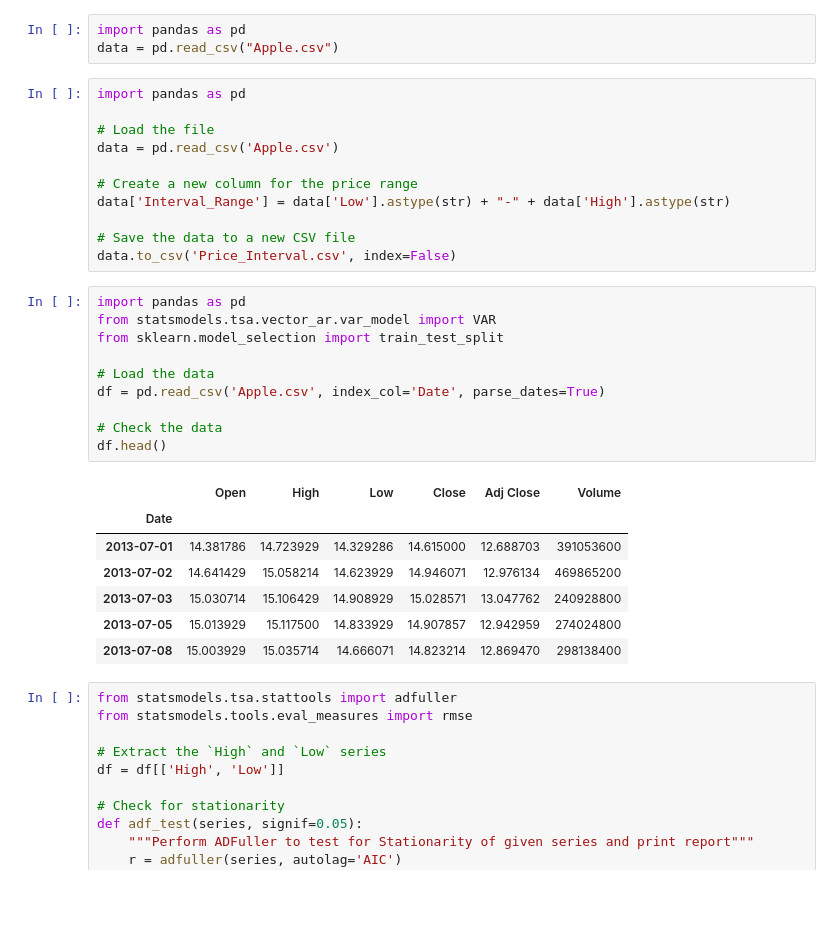
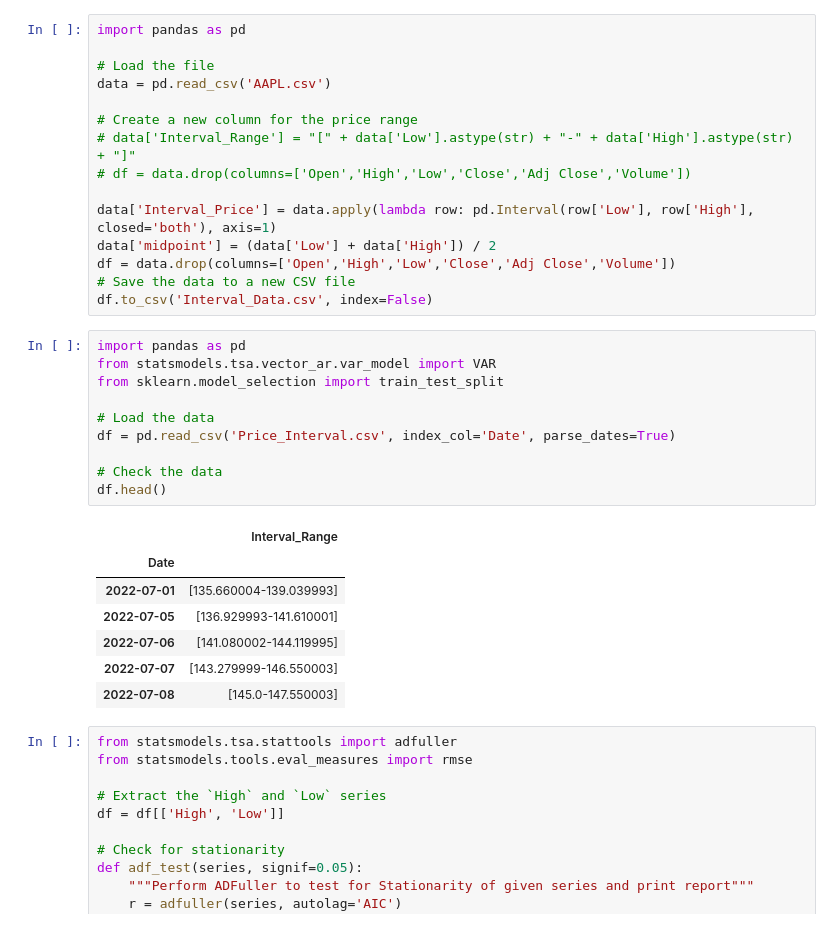
Before and after one commit to Jasper-Lizelin/FinalProject, a Jupyter notebook: data_processing.ipynb, the cells around one changed output. Cells and saved outputs as stored; diff of their text form; blank space fills up the shorter version.

```diff
--- a/data_processing.ipynb
+++ b/data_processing.ipynb
@@ -1,35 +1,36 @@
-# %%
-import pandas as pd
-data = pd.read_csv("Apple.csv")
 # %%
 import pandas as pd
 
 # Load the file
-data = pd.read_csv('Apple.csv')
+data = pd.read_csv('AAPL.csv')
 
 # Create a new column for the price range
-data['Interval_Range'] = data['Low'].astype(str) + "-" + data['High'].astype(str)
+# data['Interval_Range'] = "[" + data['Low'].astype(str) + "-" + data['High'].astype(str) + "]"
+# df = data.drop(columns=['Open','High','Low','Close','Adj Close','Volume'])
 
+data['Interval_Price'] = data.apply(lambda row: pd.Interval(row['Low'], row['High'], closed='both'), axis=1)
+data['midpoint'] = (data['Low'] + data['High']) / 2
+df = data.drop(columns=['Open','High','Low','Close','Adj Close','Volume'])
 # Save the data to a new CSV file
-data.to_csv('Price_Interval.csv', index=False)
+df.to_csv('Interval_Data.csv', index=False)
 # %%
 import pandas as pd
 from statsmodels.tsa.vector_ar.var_model import VAR
 from sklearn.model_selection import train_test_split
 
 # Load the data
-df = pd.read_csv('Apple.csv', index_col='Date', parse_dates=True)
+df = pd.read_csv('Price_Interval.csv', index_col='Date', parse_dates=True)
 
 # Check the data
 df.head()
 # %% [output]
-|  | Open | High | Low | Close | Adj Close | Volume |
-| Date |  |  |  |  |  |  |
-| 2013-07-01 | 14.381786 | 14.723929 | 14.329286 | 14.615000 | 12.688703 | 391053600 |
-| 2013-07-02 | 14.641429 | 15.058214 | 14.623929 | 14.946071 | 12.976134 | 469865200 |
-| 2013-07-03 | 15.030714 | 15.106429 | 14.908929 | 15.028571 | 13.047762 | 240928800 |
-| 2013-07-05 | 15.013929 | 15.117500 | 14.833929 | 14.907857 | 12.942959 | 274024800 |
-| 2013-07-08 | 15.003929 | 15.035714 | 14.666071 | 14.823214 | 12.869470 | 298138400 |
+|  | Interval_Range |
+| Date |  |
+| 2022-07-01 | [135.660004-139.039993] |
+| 2022-07-05 | [136.929993-141.610001] |
+| 2022-07-06 | [141.080002-144.119995] |
+| 2022-07-07 | [143.279999-146.550003] |
+| 2022-07-08 | [145.0-147.550003] |
 # %%
 from statsmodels.tsa.stattools import adfuller
 from statsmodels.tools.eval_measures import rmse
```
Also changed, not shown: parts of 2 cells of this notebook, 7 other files.
